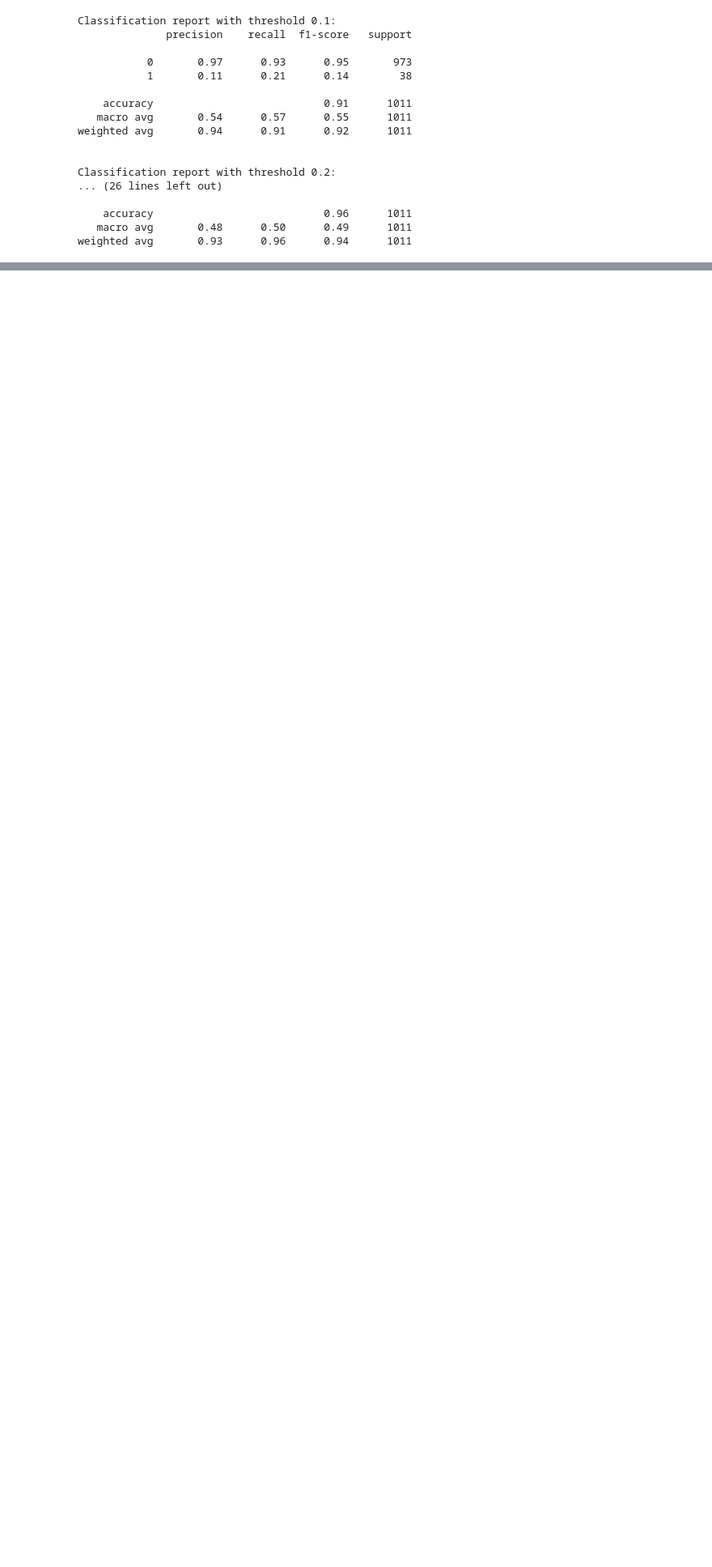
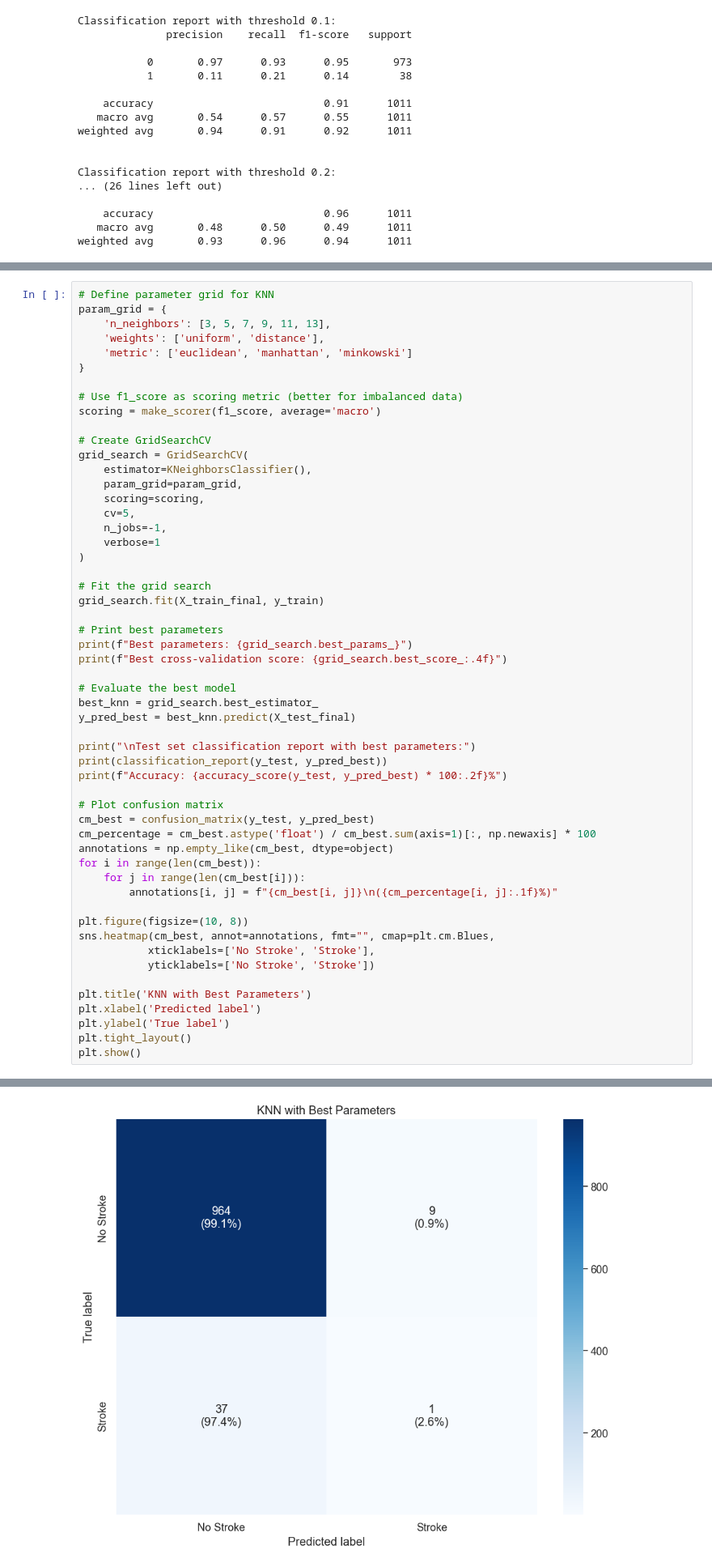
Before and after one commit to marwannour1/stroke_prediction, a Jupyter notebook: main.ipynb, the cells around one changed output, grey strips where cells are left out. Shown at 81% size. Saved outputs shown, nothing was run; the diff lists cells and outputs as text; blank space fills up the shorter version.

```diff
--- a/main.ipynb
+++ b/main.ipynb
@@ -1682,0 +1721,55 @@ plt.show()
+# %%
+# Define parameter grid for KNN
+param_grid = {
+    'n_neighbors': [3, 5, 7, 9, 11, 13],
+    'weights': ['uniform', 'distance'],
+    'metric': ['euclidean', 'manhattan', 'minkowski']
+}
+
+# Use f1_score as scoring metric (better for imbalanced data)
+scoring = make_scorer(f1_score, average='macro')
+
+# Create GridSearchCV
+grid_search = GridSearchCV(
+    estimator=KNeighborsClassifier(),
+    param_grid=param_grid,
+    scoring=scoring,
+    cv=5,
+    n_jobs=-1,
+    verbose=1
+)
+
+# Fit the grid search
+grid_search.fit(X_train_final, y_train)
+
+# Print best parameters
+print(f"Best parameters: {grid_search.best_params_}")
+print(f"Best cross-validation score: {grid_search.best_score_:.4f}")
+
+# Evaluate the best model
+best_knn = grid_search.best_estimator_
+y_pred_best = best_knn.predict(X_test_final)
+
+print("\nTest set classification report with best parameters:")
+print(classification_report(y_test, y_pred_best))
+print(f"Accuracy: {accuracy_score(y_test, y_pred_best) * 100:.2f}%")
+
+# Plot confusion matrix
+cm_best = confusion_matrix(y_test, y_pred_best)
+cm_percentage = cm_best.astype('float') / cm_best.sum(axis=1)[:, np.newaxis] * 100
+annotations = np.empty_like(cm_best, dtype=object)
+for i in range(len(cm_best)):
+    for j in range(len(cm_best[i])):
+        annotations[i, j] = f"{cm_best[i, j]}\n({cm_percentage[i, j]:.1f}%)"
+
+plt.figure(figsize=(10, 8))
+sns.heatmap(cm_best, annot=annotations, fmt="", cmap=plt.cm.Blues,
+           xticklabels=['No Stroke', 'Stroke'],
+           yticklabels=['No Stroke', 'Stroke'])
+
+plt.title('KNN with Best Parameters')
+plt.xlabel('Predicted label')
+plt.ylabel('True label')
+plt.tight_layout()
+plt.show()
+# %% [output]
@@ -1682,0 +1791 @@ plt.show()
+[figure, added]
```
Also changed, not shown: parts of 30 cells of this notebook, 3 other files.
